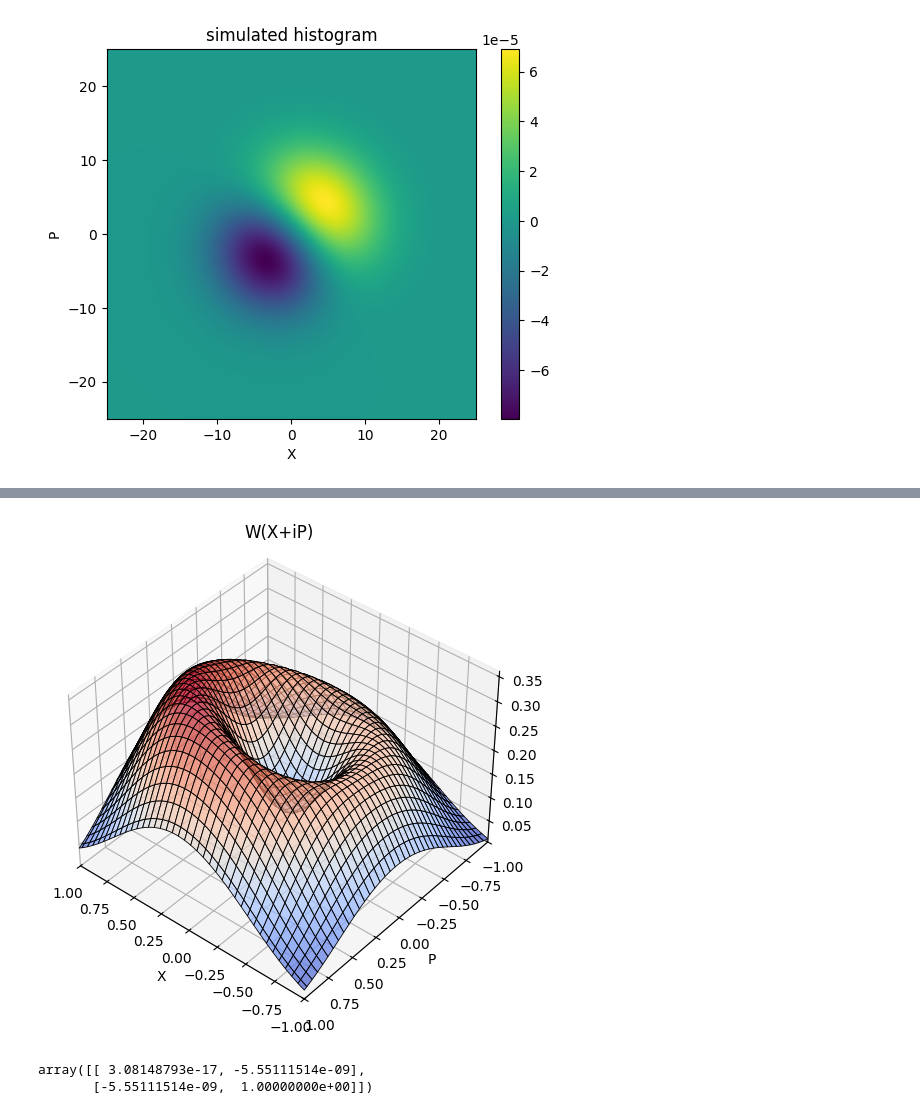
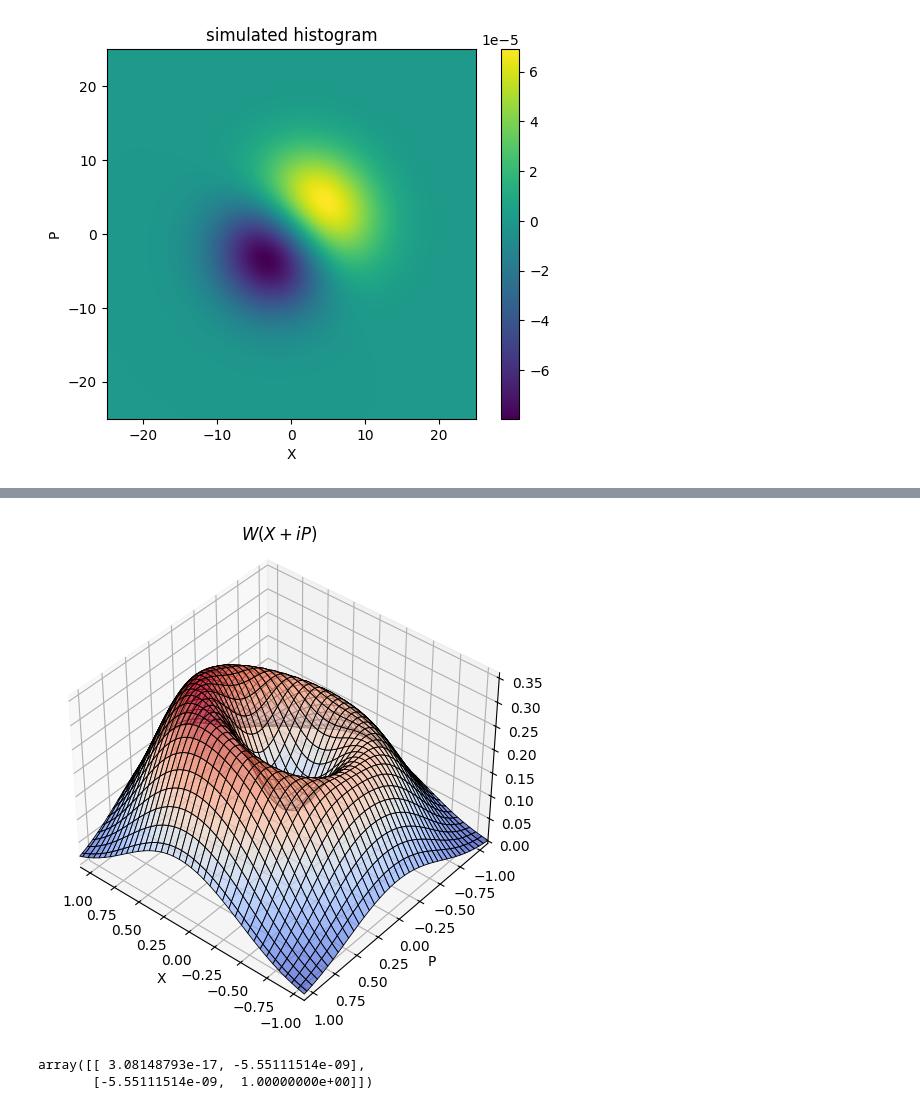
Before and after one commit to ElenBOT/tomography, a Jupyter notebook: examples.ipynb, the cells around one changed output, grey strips where cells are left out. Cells and saved outputs as stored; diff of their text form; code cells hidden in the pictures.

```diff
--- a/examples.ipynb
+++ b/examples.ipynb
@@ -76,6 +76,6 @@ plot_moments_bar_diagram(moments, title='moments of the simulated histogram')
 # Construct winger function from given moments
 lambd = generate_complex_2dcoord(5, 51)
 W = get_winger_function_func(3, 3, lambd, moments)
-alpha = generate_complex_2dcoord(1, 151)
+alpha = generate_complex_2dcoord(1.1, 151)
 W_values = W(alpha)
 # %%
@@ -85,8 +85,8 @@ plot_complex_2dfunc(np.real(W_values), alpha, title='W(X+iP)', cmap='bwr')
 # %%
-plot_complex_2dfunc_in3d(np.real(W_values), alpha, title='W(X+iP)',
+plot_complex_2dfunc_in3d(np.real(W_values), alpha, title='$W(X+iP)$',
                          elev=40, azim=130)
 # %% [output]
-[figure, old version]
+[figure, new version]
 # %%
 # single photon state |1>. <1|a†a|1> = 1, others are zero, trivially
 # moments = {'a00': 1, 'a11': 1}
```
Also changed, not shown: parts of 3 cells of this notebook.
